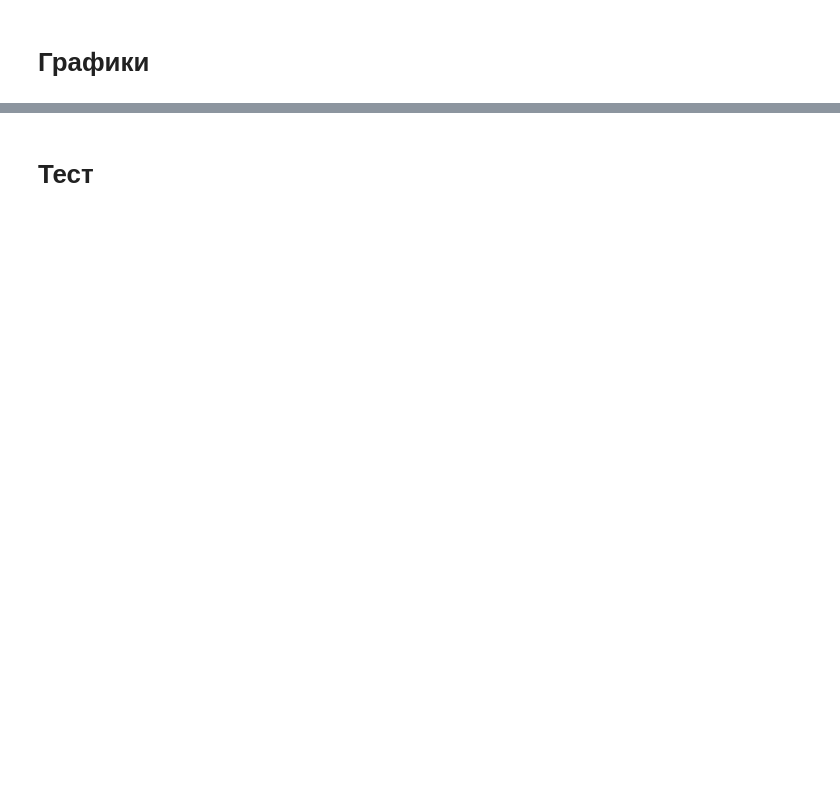
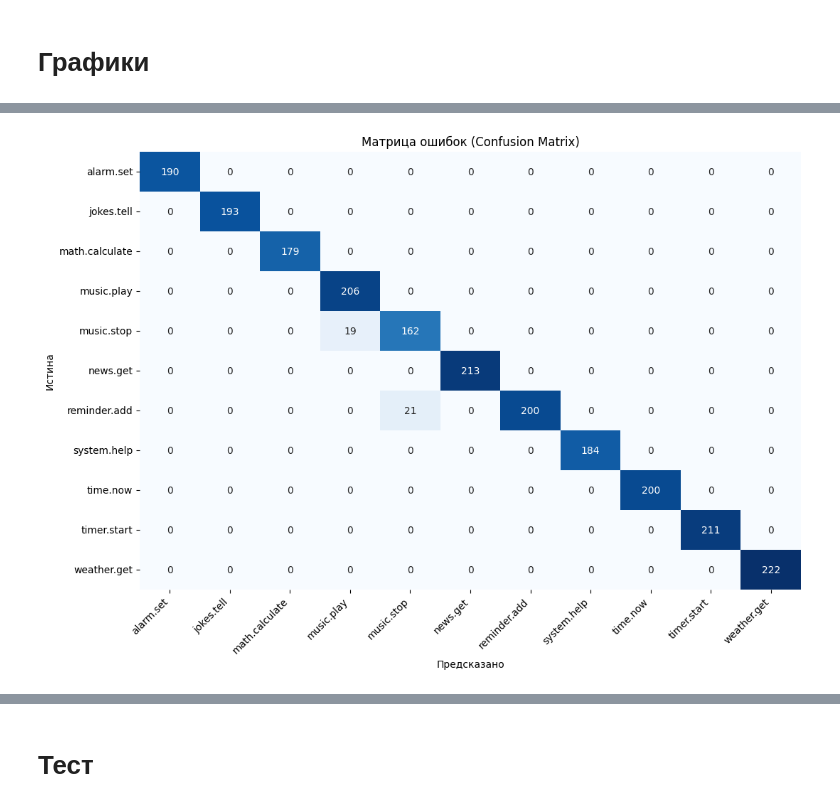
Before and after one commit to Fla1lx/neural-network-module-for-determining-user-intent, a Jupyter notebook: DetectionIntents.ipynb, the cells around one changed output, grey strips where cells are left out. Saved outputs shown, nothing was run; the diff lists cells and outputs as text; code cells hidden in the pictures; blank space fills up the shorter version.

```diff
--- a/DetectionIntents.ipynb
+++ b/DetectionIntents.ipynb
@@ -19,7 +51,7 @@ import torch
 import torch.nn as nn
 import torch.nn.functional as F
 from torch.utils.data import Dataset, DataLoader, random_split
-import requests  # добавили
+import requests
 
 SEED = 42
 random.seed(SEED); np.random.seed(SEED); torch.manual_seed(SEED)
@@ -27,8 +59,8 @@ random.seed(SEED); np.random.seed(SEED); torch.manual_seed(SEED)
 # подгружаем датасеты через GitHub
 BASE_URL = "https://raw.githubusercontent.com/Fla1lx/neural-network-module-for-determining-user-intent/main"
 
-TRAIN_URL = f"{BASE_URL}/lbd_train.jsonl"
-DEV_URL   = f"{BASE_URL}/lbd_dev.jsonl"   # поправь путь, если файлы лежат в подпапке, например data/nlu/...
+TRAIN_URL = f"{BASE_URL}/lbd_train_augmented.jsonl"
+DEV_URL   = f"{BASE_URL}/lbd_dev_augmented.jsonl"
 
 def load_jsonl_from_url(url: str):
     resp = requests.get(url)
@@ -1225,0 +1034,75 @@ Abstain rate: 0.278
+# %%
+import pandas as pd
+import matplotlib.pyplot as plt
+import seaborn as sns
+from sklearn.metrics import confusion_matrix, classification_report, accuracy_score, precision_recall_fscore_support
+from IPython.display import display
+
+# 1. Подготовка списков истинных меток и предсказаний
+print(f"Оценка на отложенной выборке ({len(dev_rows)} примеров)...")
+
+y_true = []
+y_pred = []
+
+# Используем dev_rows (загружен в начале ноутбука)
+for row in dev_rows:
+    text = row['text']
+    true_skill = row['skill']
+
+    # Получаем предсказание через нашу функцию-обертку
+    # (или можно использовать detector.detect(text).skill)
+    res = rank_skill(text)
+    predicted_skill = res['intent']
+
+    y_true.append(true_skill)
+    y_pred.append(predicted_skill)
+
+# 2. Список всех уникальных классов (для осей графиков)
+labels = sorted(list(set(y_true) | set(y_pred)))
+
+# 3. Расчет метрик
+acc = accuracy_score(y_true, y_pred)
+print(f"\nОбщая точность (Accuracy): {acc:.3f}")
+
+# Детальный отчет (Precision, Recall, F1)
+print("\nClassification Report:")
+print(classification_report(y_true, y_pred, zero_division=0))
+
+# 4. Функция для отрисовки матрицы ошибок
+def plot_confusion_matrix(y_true, y_pred, labels):
+    cm = confusion_matrix(y_true, y_pred, labels=labels)
+    df_cm = pd.DataFrame(cm, index=labels, columns=labels)
+
+    plt.figure(figsize=(12, 8))
+    sns.heatmap(df_cm, annot=True, fmt='d', cmap='Blues', cbar=False)
+    plt.xlabel("Предсказано")
+    plt.ylabel("Истина")
+    plt.title("Матрица ошибок (Confusion Matrix)")
+    plt.xticks(rotation=45, ha='right')
+    plt.yticks(rotation=0)
+    plt.show()
+
+# 5. Функция для графика F1 по классам
+def plot_f1_scores(y_true, y_pred, labels):
+    p, r, f1, support = precision_recall_fscore_support(y_true, y_pred, labels=labels, zero_division=0)
+    df_metrics = pd.DataFrame({"Skill": labels, "F1": f1})
+
+    plt.figure(figsize=(12, 5))
+    plt.bar(df_metrics["Skill"], df_metrics["F1"], color="#4c72b0")
+    plt.ylim(0, 1.1)
+    plt.xlabel("Интент")
+    plt.ylabel("F1 Score")
+    plt.title("F1-score по каждому классу")
+    plt.xticks(rotation=45, ha='right')
+    plt.grid(axis='y', linestyle='--', alpha=0.7)
+
+    # Добавляем значения над столбцами
+    for i, v in enumerate(df_metrics["F1"]):
+        plt.text(i, v + 0.02, f"{v:.2f}", ha='center', fontsize=9)
+
+    plt.show()
+
+# Отрисовка
+plot_confusion_matrix(y_true, y_pred, labels)
+plot_f1_scores(y_true, y_pred, labels)
+# %% [output]
@@ -1225,0 +1126 @@ Abstain rate: 0.278
+[figure, added]
```
Also changed, not shown: parts of 35 cells of this notebook, 4 other files.
